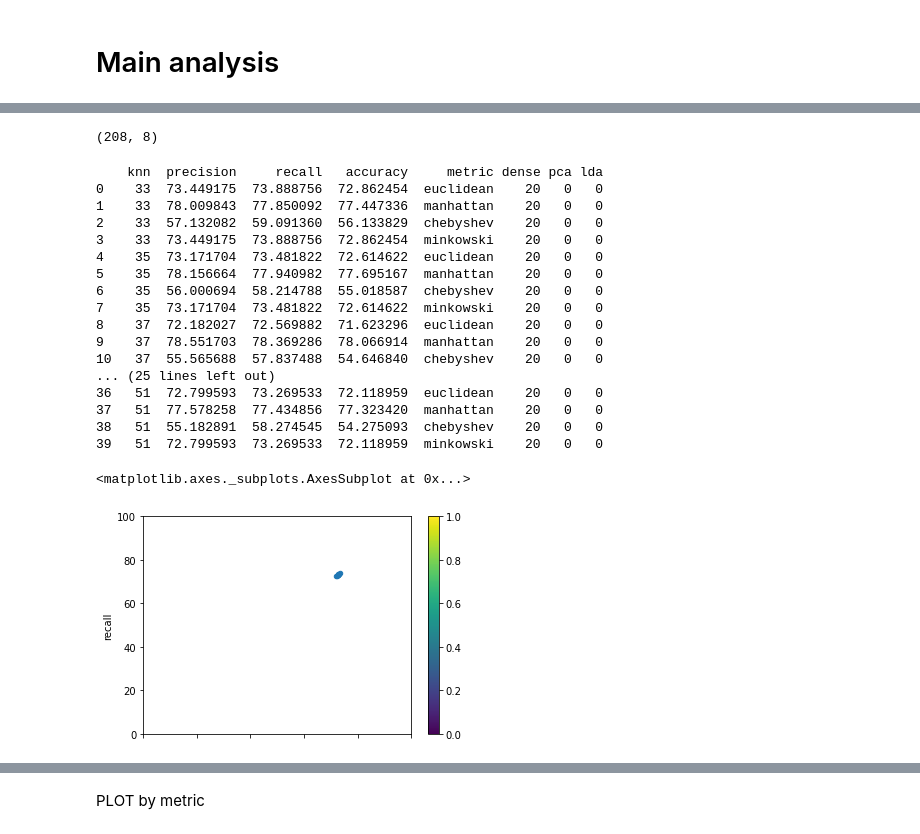
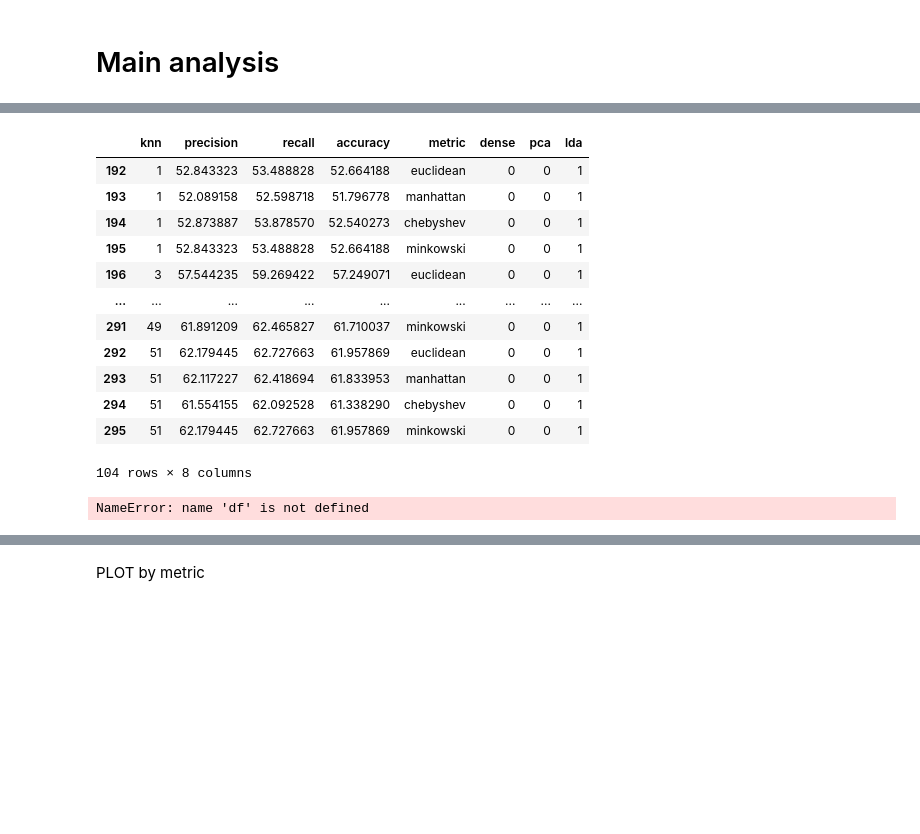
Before and after one commit to StanleyAlbayeros/MCV-M3-MLCV-G02, a Jupyter notebook: BagofVisualWords.ipynb, the cells around one changed output, grey strips where cells are left out. Drawn from its saved outputs; the diff is of its cells as text; code cells hidden in the pictures; blank space fills up the shorter version.

```diff
--- a/BagofVisualWords.ipynb
+++ b/BagofVisualWords.ipynb
@@ -253,0 +328,16 @@ df_all=df_all.append(df_new,ignore_index=True)
+# %%
+df_all[(df_all.lda==1)&(df_all.dense==0)]
+# %% [output]
+|  | knn | precision | recall | accuracy | metric | dense | pca | lda |
+| 192 | 1 | 52.843323 | 53.488828 | 52.664188 | euclidean | 0 | 0 | 1 |
+| 193 | 1 | 52.089158 | 52.598718 | 51.796778 | manhattan | 0 | 0 | 1 |
+| 194 | 1 | 52.873887 | 53.878570 | 52.540273 | chebyshev | 0 | 0 | 1 |
+| 195 | 1 | 52.843323 | 53.488828 | 52.664188 | minkowski | 0 | 0 | 1 |
+| 196 | 3 | 57.544235 | 59.269422 | 57.249071 | euclidean | 0 | 0 | 1 |
+| ... | ... | ... | ... | ... | ... | ... | ... | ... |
+| 291 | 49 | 61.891209 | 62.465827 | 61.710037 | minkowski | 0 | 0 | 1 |
+| 292 | 51 | 62.179445 | 62.727663 | 61.957869 | euclidean | 0 | 0 | 1 |
+| 293 | 51 | 62.117227 | 62.418694 | 61.833953 | manhattan | 0 | 0 | 1 |
+| 294 | 51 | 61.554155 | 62.092528 | 61.338290 | chebyshev | 0 | 0 | 1 |
+| 295 | 51 | 62.179445 | 62.727663 | 61.957869 | minkowski | 0 | 0 | 1 |
+104 rows × 8 columns
@@ -256,33 +348,11 @@ df_new=df
-# %%
-df_new.shape
-# %% [output]
-(208, 8)
 # %%
 df_new=df_new.append(df_new_5,ignore_index=True)
 # %%
-print(df)
+# print(df)
 # df['precision']=df['precision']/100
 # df['recall']=df['recall']/100
 df_eucl=df_new.metric=='euclidean'
 df[df_eucl].plot.scatter(x='precision',y='recall',xlim=(0,100),ylim=(0,100),cmap='viridis')
 # %% [output]
-    knn  precision     recall   accuracy     metric dense pca lda
-0    33  73.449175  73.888756  72.862454  euclidean    20   0   0
-1    33  78.009843  77.850092  77.447336  manhattan    20   0   0
-2    33  57.132082  59.091360  56.133829  chebyshev    20   0   0
-3    33  73.449175  73.888756  72.862454  minkowski    20   0   0
-4    35  73.171704  73.481822  72.614622  euclidean    20   0   0
-5    35  78.156664  77.940982  77.695167  manhattan    20   0   0
-6    35  56.000694  58.214788  55.018587  chebyshev    20   0   0
-7    35  73.171704  73.481822  72.614622  minkowski    20   0   0
-8    37  72.182027  72.569882  71.623296  euclidean    20   0   0
-9    37  78.551703  78.369286  78.066914  manhattan    20   0   0
-10   37  55.565688  57.837488  54.646840  chebyshev    20   0   0
-... (25 lines left out)
-36   51  72.799593  73.269533  72.118959  euclidean    20   0   0
-37   51  77.578258  77.434856  77.323420  manhattan    20   0   0
-38   51  55.182891  58.274545  54.275093  chebyshev    20   0   0
-39   51  72.799593  73.269533  72.118959  minkowski    20   0   0
+NameError: name 'df' is not defined
-<matplotlib.axes._subplots.AxesSubplot at 0x...>
-[figure, removed]
 # %%
```
Also changed, not shown: parts of 34 cells of this notebook.
